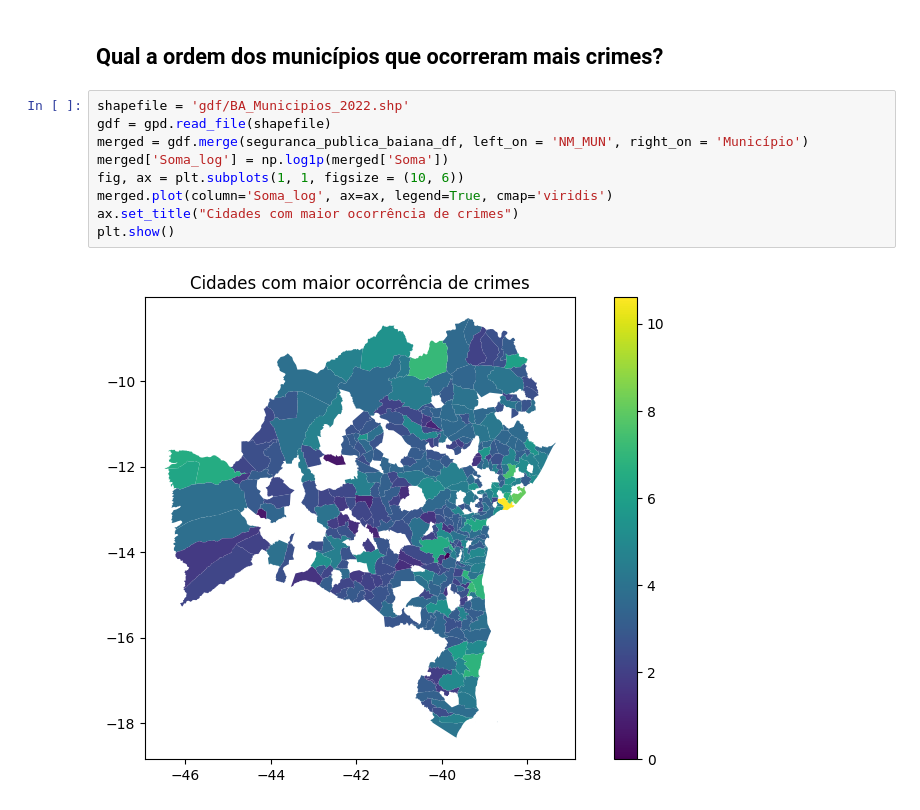
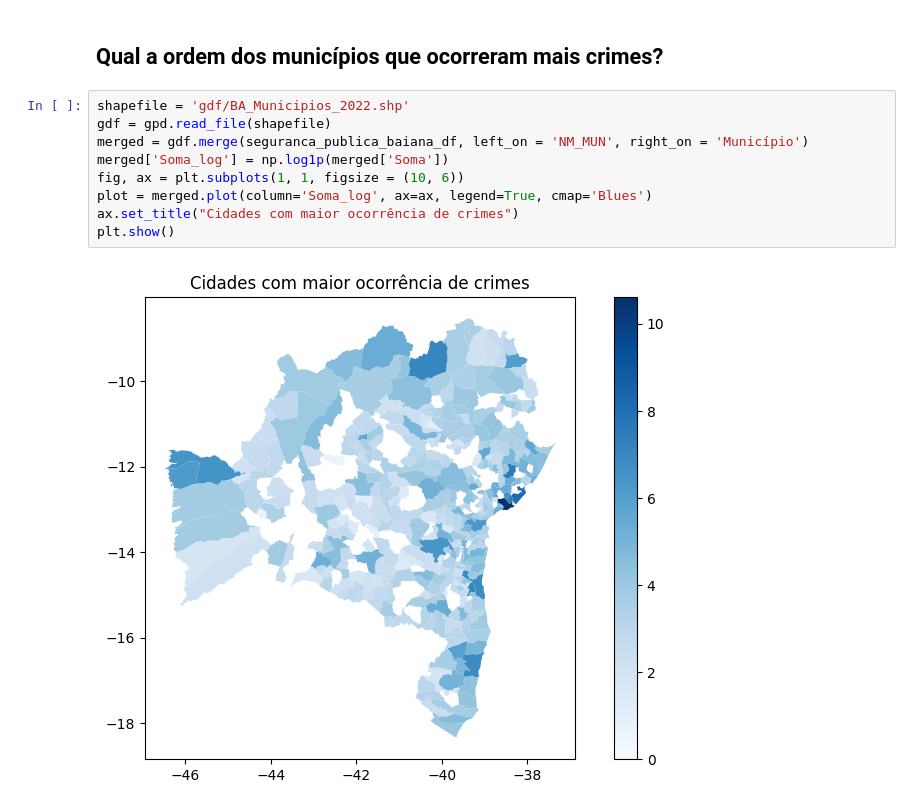
Before and after one commit to Gabyzera/bahia_crimes_analysis, a Jupyter notebook: src/bahia_crimes.ipynb, the cells around one changed output. Saved outputs shown, nothing was run; the diff lists cells and outputs as text.

Commit message:
feat:improve colors of map and graph

```diff
--- a/src/bahia_crimes.ipynb
+++ b/src/bahia_crimes.ipynb
@@ -271,11 +270,11 @@ See the caveats in the documentation: https://pandas.pydata.org/pandas-docs/stab
 # %%
 shapefile = 'gdf/BA_Municipios_2022.shp'
 gdf = gpd.read_file(shapefile)
 merged = gdf.merge(seguranca_publica_baiana_df, left_on = 'NM_MUN', right_on = 'Município')
 merged['Soma_log'] = np.log1p(merged['Soma'])
 fig, ax = plt.subplots(1, 1, figsize = (10, 6))
-merged.plot(column='Soma_log', ax=ax, legend=True, cmap='viridis')
+plot = merged.plot(column='Soma_log', ax=ax, legend=True, cmap='Blues')
 ax.set_title("Cidades com maior ocorrência de crimes")
 plt.show()
 # %% [output]
-[figure, old version]
+[figure, new version]
```
Also changed, not shown: parts of 2 cells of this notebook.
